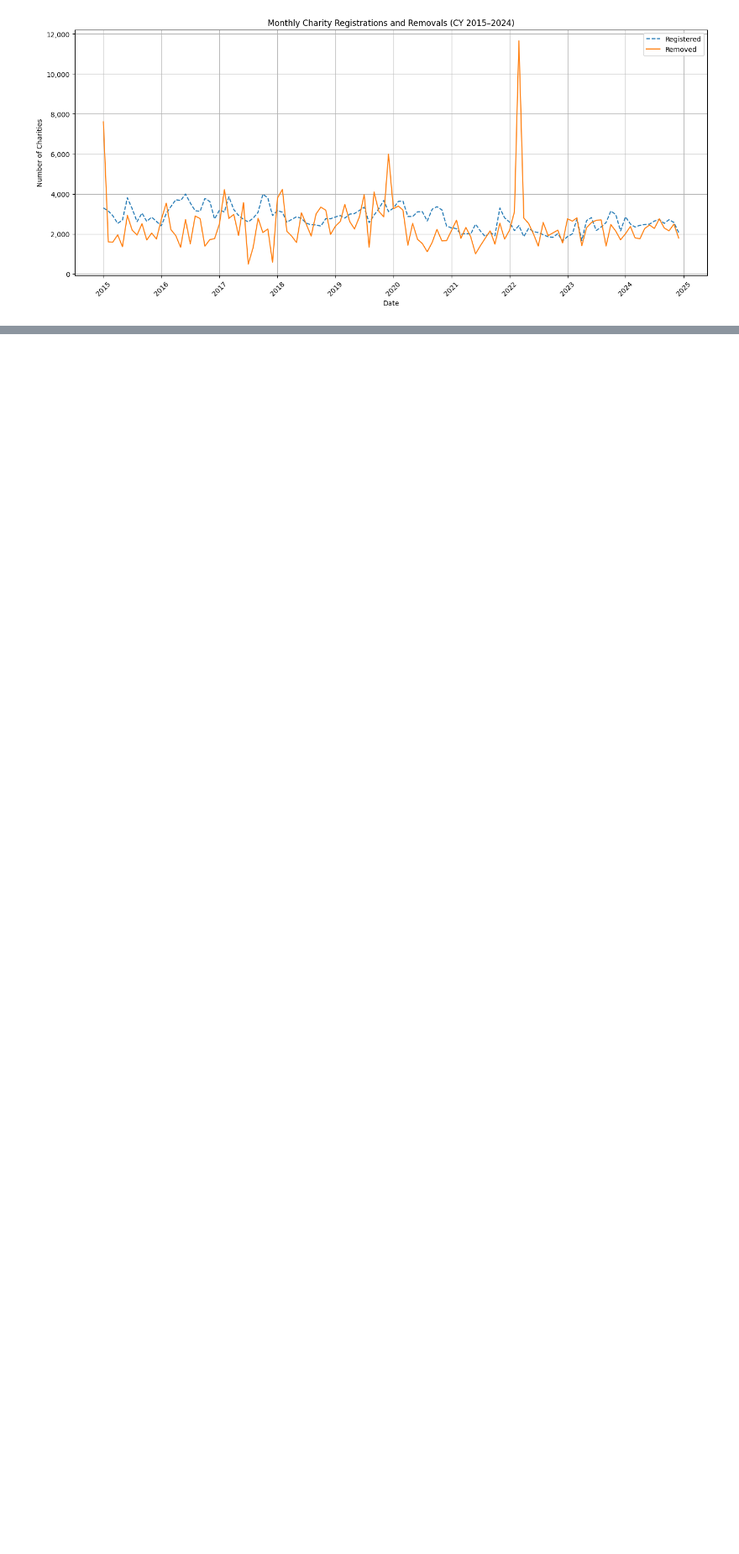
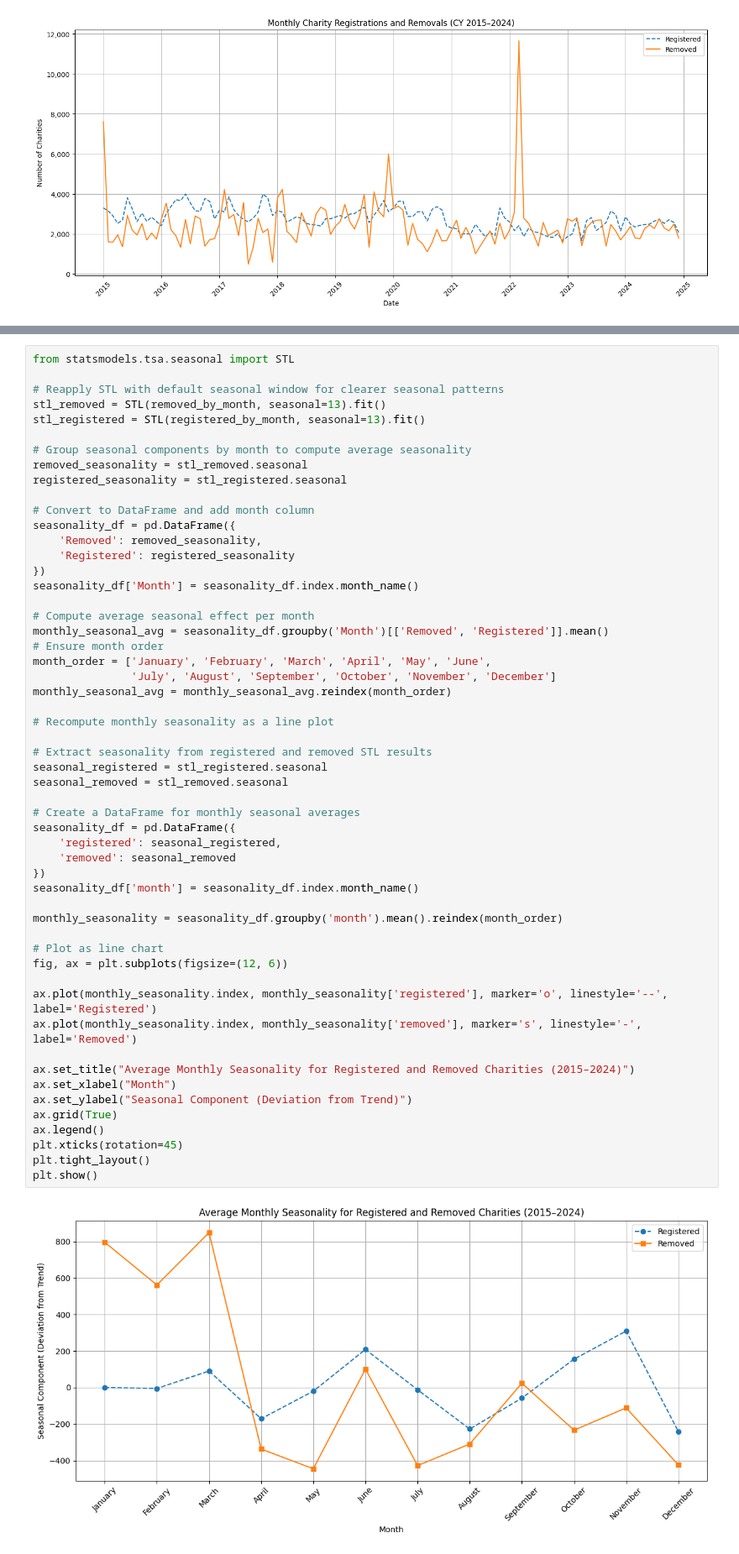
Before and after one commit to crystalyu917/The-Impact-of-Local-Council-Asset-Sales-on-Charity-Survival-in-England, a Jupyter notebook: src/analysis/raw_data_analysis.ipynb, the cells around one changed output, grey strips where cells are left out. Shown at 84% size. Drawn from its saved outputs; the diff is of its cells as text; blank space fills up the shorter version.

```diff
--- a/src/analysis/raw_data_analysis.ipynb
+++ b/src/analysis/raw_data_analysis.ipynb
@@ -308,3 +504,59 @@ plt.show()
+# %%
+from statsmodels.tsa.seasonal import STL
+
+# Reapply STL with default seasonal window for clearer seasonal patterns
+stl_removed = STL(removed_by_month, seasonal=13).fit()
+stl_registered = STL(registered_by_month, seasonal=13).fit()
+
+# Group seasonal components by month to compute average seasonality
+removed_seasonality = stl_removed.seasonal
+registered_seasonality = stl_registered.seasonal
+
+# Convert to DataFrame and add month column
+seasonality_df = pd.DataFrame({
+    'Removed': removed_seasonality,
+    'Registered': registered_seasonality
+})
+seasonality_df['Month'] = seasonality_df.index.month_name()
+
+# Compute average seasonal effect per month
+monthly_seasonal_avg = seasonality_df.groupby('Month')[['Removed', 'Registered']].mean()
+# Ensure month order
+month_order = ['January', 'February', 'March', 'April', 'May', 'June',
+               'July', 'August', 'September', 'October', 'November', 'December']
+monthly_seasonal_avg = monthly_seasonal_avg.reindex(month_order)
+
+# Recompute monthly seasonality as a line plot
+
+# Extract seasonality from registered and removed STL results
+seasonal_registered = stl_registered.seasonal
+seasonal_removed = stl_removed.seasonal
+
+# Create a DataFrame for monthly seasonal averages
+seasonality_df = pd.DataFrame({
+    'registered': seasonal_registered,
+    'removed': seasonal_removed
+})
+seasonality_df['month'] = seasonality_df.index.month_name()
+
+monthly_seasonality = seasonality_df.groupby('month').mean().reindex(month_order)
+
+# Plot as line chart
+fig, ax = plt.subplots(figsize=(12, 6))
+
+ax.plot(monthly_seasonality.index, monthly_seasonality['registered'], marker='o', linestyle='--', label='Registered')
+ax.plot(monthly_seasonality.index, monthly_seasonality['removed'], marker='s', linestyle='-', label='Removed')
+
+ax.set_title("Average Monthly Seasonality for Registered and Removed Charities (2015–2024)")
+ax.set_xlabel("Month")
+ax.set_ylabel("Seasonal Component (Deviation from Trend)")
+ax.grid(True)
+ax.legend()
+plt.xticks(rotation=45)
+plt.tight_layout()
+plt.show()
+# %% [output]
+[figure, added]
 # %%
 # Step 1: Define the full monthly range
 all_months = pd.period_range(start='2014-12', end='2024-12', freq='M')
```
Also changed, not shown: parts of 4 cells of this notebook.
